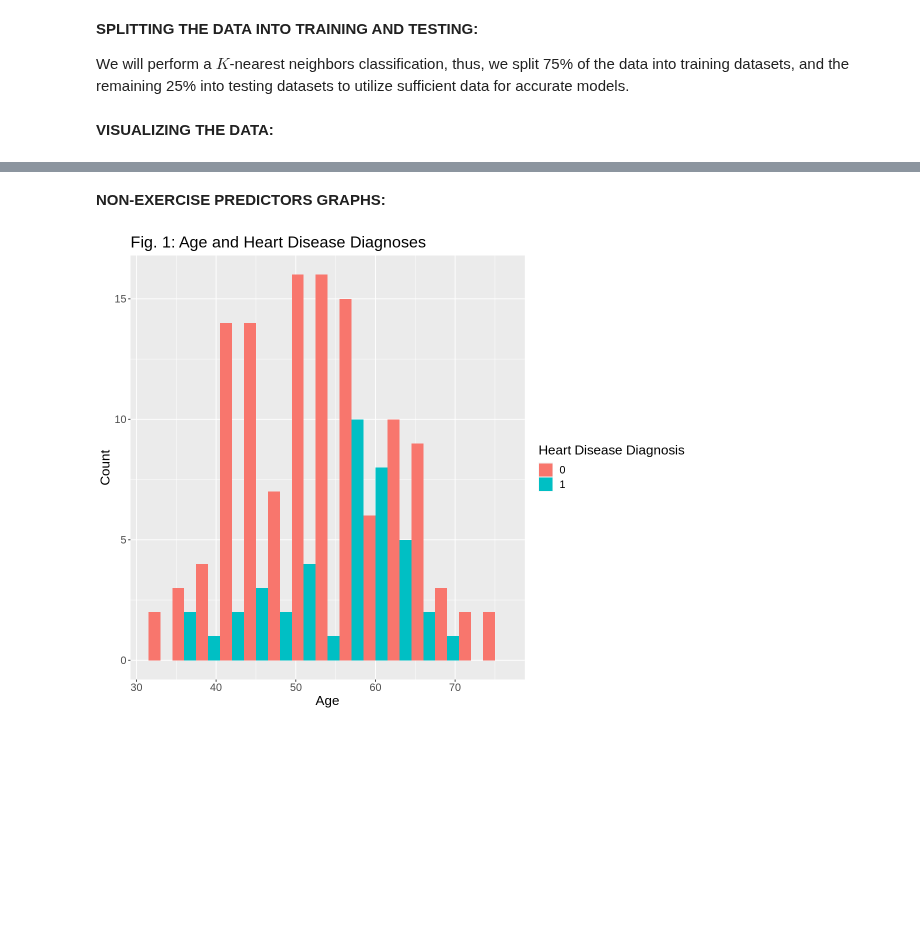
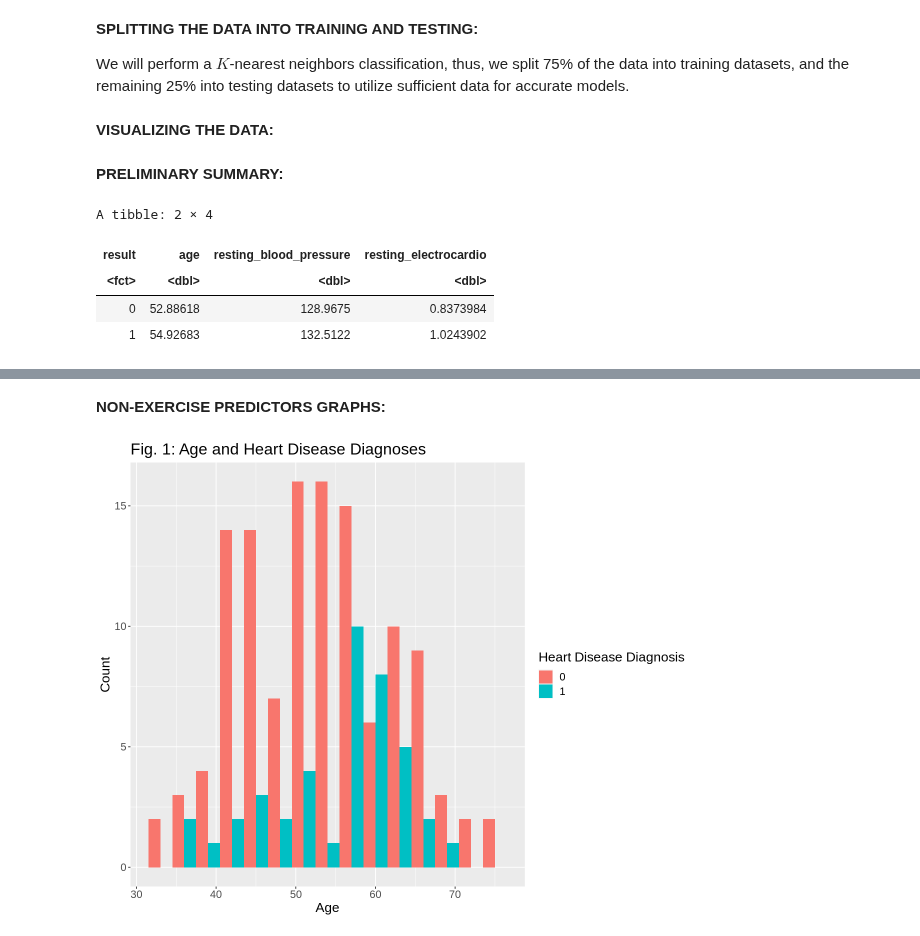
Before and after one commit to chenjerry623/DSCI100-Group17-Project, a Jupyter notebook: Group-17-Project.ipynb, the cells around one changed output, grey strips where cells are left out. Saved outputs shown, nothing was run; the diff lists cells and outputs as text; code cells hidden in the pictures; blank space fills up the shorter version.

```diff
--- a/Group-17-Project.ipynb
+++ b/Group-17-Project.ipynb
@@ -123,3 +78,18 @@ exercise_train <- training(initial_split)
 exercise_test <- testing(initial_split)
 # %% [markdown]
 <b>VISUALIZING THE DATA:</b>
+# %% [markdown]
+<b>PRELIMINARY SUMMARY:</b>
+# %%
+# We used summarize() to calculate the mean value of each column with respect to the diagnostic class, indicating their general values.
+# This also helps us by indicating we need to scale the data.
+cleveland_data_resting_mean <- resting_train |>
+    group_by(result) |>
+    summarize(across(age:resting_electrocardio, mean))
+cleveland_data_resting_mean
+# %% [output]
+A tibble: 2 × 4
+| result | age | resting_blood_pressure | resting_electrocardio |
+| <fct> | <dbl> | <dbl> | <dbl> |
+| 0 | 52.88618 | 128.9675 | 0.8373984 |
+| 1 | 54.92683 | 132.5122 | 1.0243902 |
```
Also changed, not shown: parts of 30 cells of this notebook.
